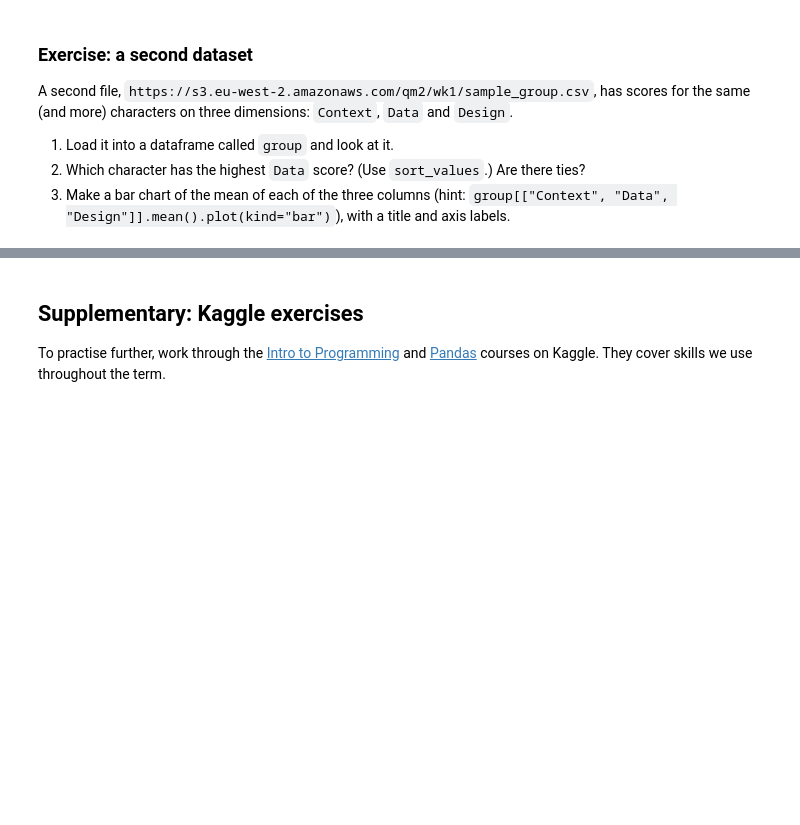
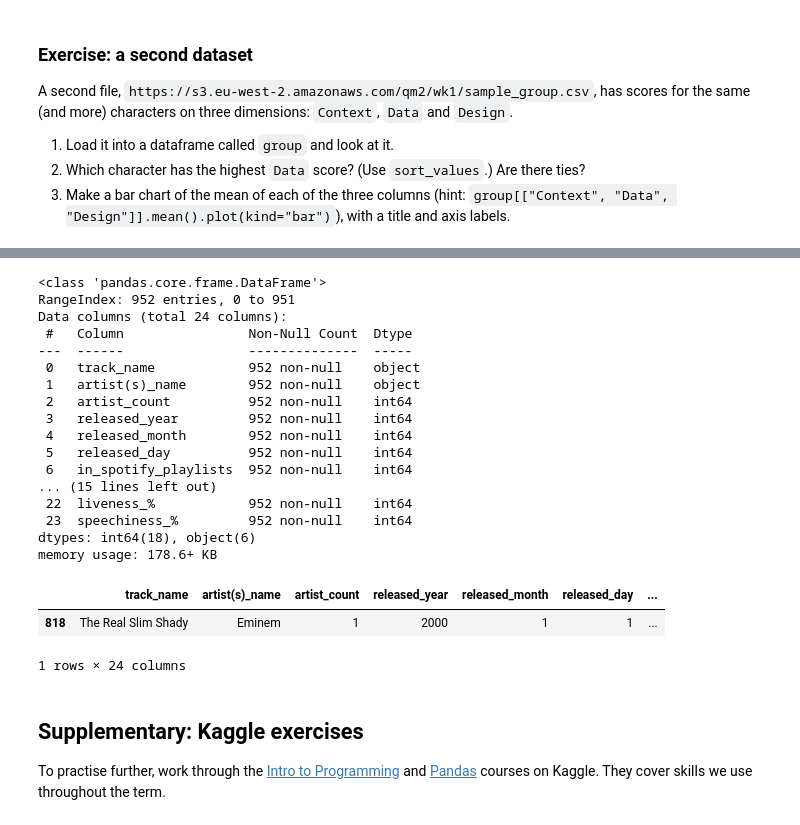
Before and after one commit to ShelbyLLL/QM2, a Jupyter notebook: notebooks/W01. Python Recap.ipynb, the cells around one changed output, grey strips where cells are left out. Cells and saved outputs as stored; diff of their text form; code cells hidden in the pictures; blank space fills up the shorter version.

```diff
--- a/notebooks/W01. Python Recap.ipynb
+++ b/notebooks/W01. Python Recap.ipynb
@@ -252,3 +250,34 @@ Keep a note of your answer: you will enter it in the Problem Set Answers quiz on
+# %%
+import pandas as pd
+df = pd.read_csv("https://oballinger.github.io/BASC0005/data/assessed/w01_spotify_2023.csv")
+df.head()#quick look at the data
+df.info()#data type
+df.describe()#check whether column names are swithced around
+df = df.rename(columns={"streams": "bpm", "bpm": "streams"})#swithch the wrong name
+df.describe()
+Filterd = df[df["streams"]>1e+09]#Filter songs with more than 1 billion streams
+Filterd.sort_values("danceability_%", ascending=False).head(1)#rank the danceability and leave the maximum one
+# %% [output]
+<class 'pandas.core.frame.DataFrame'>
+RangeIndex: 952 entries, 0 to 951
+Data columns (total 24 columns):
+ #   Column                Non-Null Count  Dtype
+---  ------                --------------  -----
+ 0   track_name            952 non-null    object
+ 1   artist(s)_name        952 non-null    object
+ 2   artist_count          952 non-null    int64
+ 3   released_year         952 non-null    int64
+ 4   released_month        952 non-null    int64
+ 5   released_day          952 non-null    int64
+ 6   in_spotify_playlists  952 non-null    int64
+... (15 lines left out)
+ 22  liveness_%            952 non-null    int64
+ 23  speechiness_%         952 non-null    int64
+dtypes: int64(18), object(6)
+memory usage: 178.6+ KB
+|  | track_name | artist(s)_name | artist_count | released_year | released_month | released_day | ... |
+| 818 | The Real Slim Shady | Eminem | 1 | 2000 | 1 | 1 | ... |
+1 rows × 24 columns
 # %% [markdown]
 ## Supplementary: Kaggle exercises
 
```
Also changed, not shown: parts of 3 cells of this notebook.
